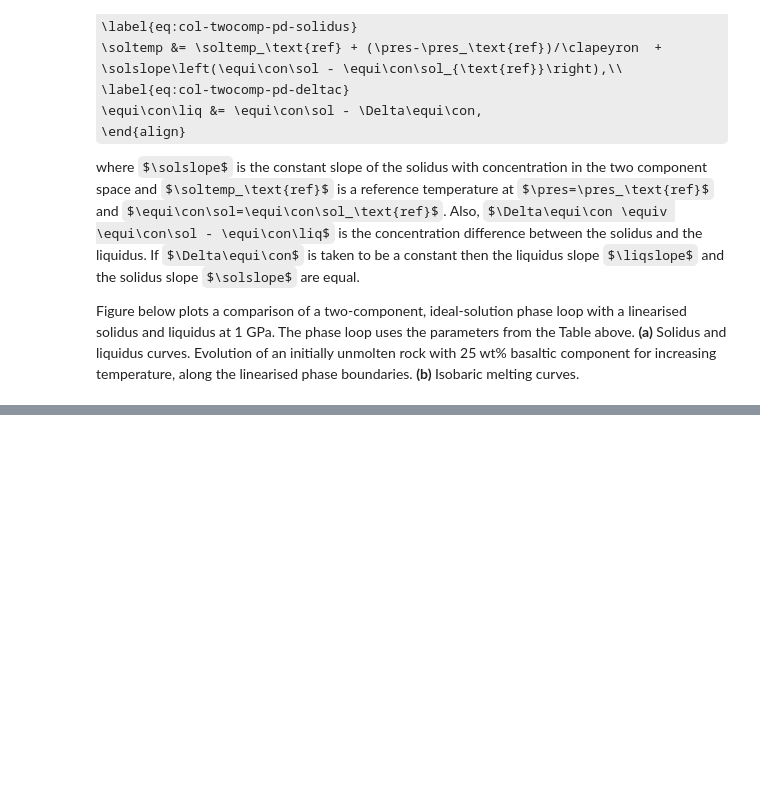
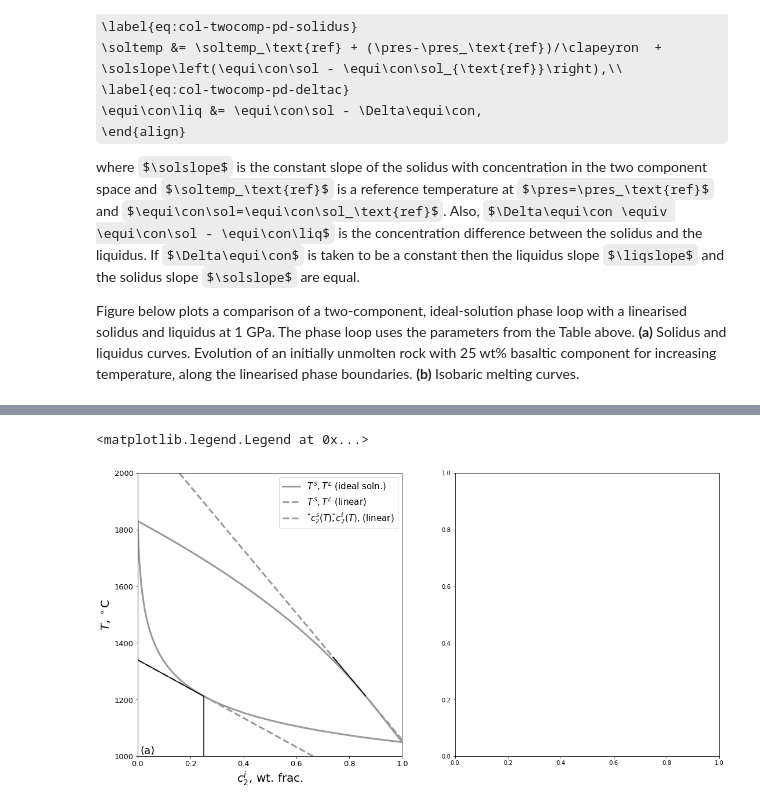
Before and after one commit to FoaLab/partially-molten-rock-PUP, a Jupyter notebook: content/features/ch10.ipynb, the cells around one changed output, grey strips where cells are left out. Cells and saved outputs as stored; diff of their text form; code cells hidden in the pictures; some formulas as TeX source; blank space fills up the shorter version.

Commit message:
implementation of Figure 10.4 (a)

```diff
--- a/content/features/ch10.ipynb
+++ b/content/features/ch10.ipynb
@@ -681,0 +473,6 @@ NameError: name 'R_DMC_Calibration' is not defined
+# %%
+def SolLiqTemperature(C, Cref, M, Tref):
+    return Tref + M*(C-Cref)
+# %%
+def SolLiqComposition(T, Tref, M, Cref):
+    return Cref + (T - Tref)/M
@@ -681,0 +491,3 @@ NameError: name 'R_DMC_Calibration' is not defined
+# %%
+par_lin = [IdealSolutionParameters(600e3, 70., 1./45., 1780. + 273.),
+           IdealSolutionParameters(450e3, 30., 1./112., 950. + 273.)]
@@ -681,0 +508,36 @@ NameError: name 'R_DMC_Calibration' is not defined
+# %%
+Cint = cref[1]*np.array([0.999, 1.001])
+f_Tint = interp1d(c[:,1], np.array([th.Ts for th in Theta]) - 273.)
+Tint = f_Tint(Cint)
+MS = (Tint[1]-Tint[0])/(Cint[1]-Cint[0])
+Tref = np.mean(Tint)
+f_Cint = interp1d(np.array([th.Tl for th in Theta]) - 273, c[:,1])
+Cint = f_Cint(Tint)
+ML = (Tint[1]-Tint[0])/(Cint[1]-Cint[0])
+Cref = np.mean(Cint)
+F, Cs, Cl = MeltFraction(Tvar-273, cref[1], ML, MS, Cref, cref[1], Tref)
+# %%
+fig, ((axA, axB)) = plt.subplots(nrows=1, ncols=2, figsize=(18.0, 9.0))
+
+plots = []
+axA.plot(c[:,1], np.array([th.Ts for th in Theta])-273, '-', linewidth=3, color=[0.6, 0.6, 0.6])
+plots.append(axA.plot(c[:,1], np.array([th.Tl for th in Theta])-273, '-', linewidth=3, color=[0.6, 0.6, 0.6]))
+plots.append(axA.plot(c[:,1], SolLiqTemperature(c[:,1], Cref, ML, Tref), '--', color=[0.6, 0.6, 0.6], linewidth=3))
+plots.append(axA.plot(c[:,1], SolLiqTemperature(c[:,1], cref[1], MS, Tref),'--', color=[0.6, 0.6, 0.6], linewidth=3))
+axA.plot(Cs, Tvar-273, '-k', linewidth=1.5)
+axA.plot(Cl, Tvar-273, '-k', linewidth=1.5)
+
+axA.set_ylabel('$T$, $^\circ$C', fontsize=20)
+axA.set_xlabel('${c}^i_2$, wt. frac.', fontsize=20)
+axA.set_xlim([0, 1])
+axA.set_ylim([1000, 2000])
+axA.tick_params(axis='both', which='major', labelsize=13)
+axA.text(0.01, 1010., '(a)', fontsize=18)
+
+labels=['$T^\mathcal{S}, T^\mathcal{L}$ (ideal soln.)', '$T^\mathcal{S},T^\mathcal{L}$ (linear)',
+        '$\check{c}^s_2(T),\check{c}^\ell_2(T)$, (linear)']
+
+axA.legend(handles=([p[0] for p in plots]), fontsize=15, labels=labels)
+# %% [output]
+<matplotlib.legend.Legend at 0x...>
+[figure, added]
```
Also changed, not shown: parts of 6 cells of this notebook.
